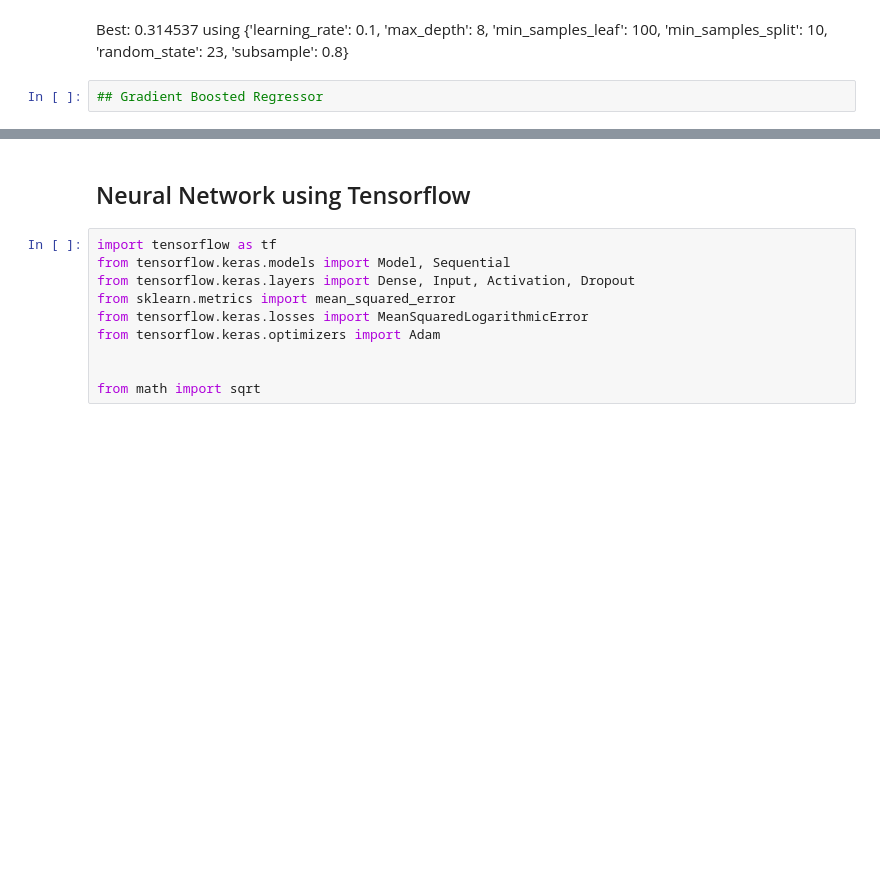
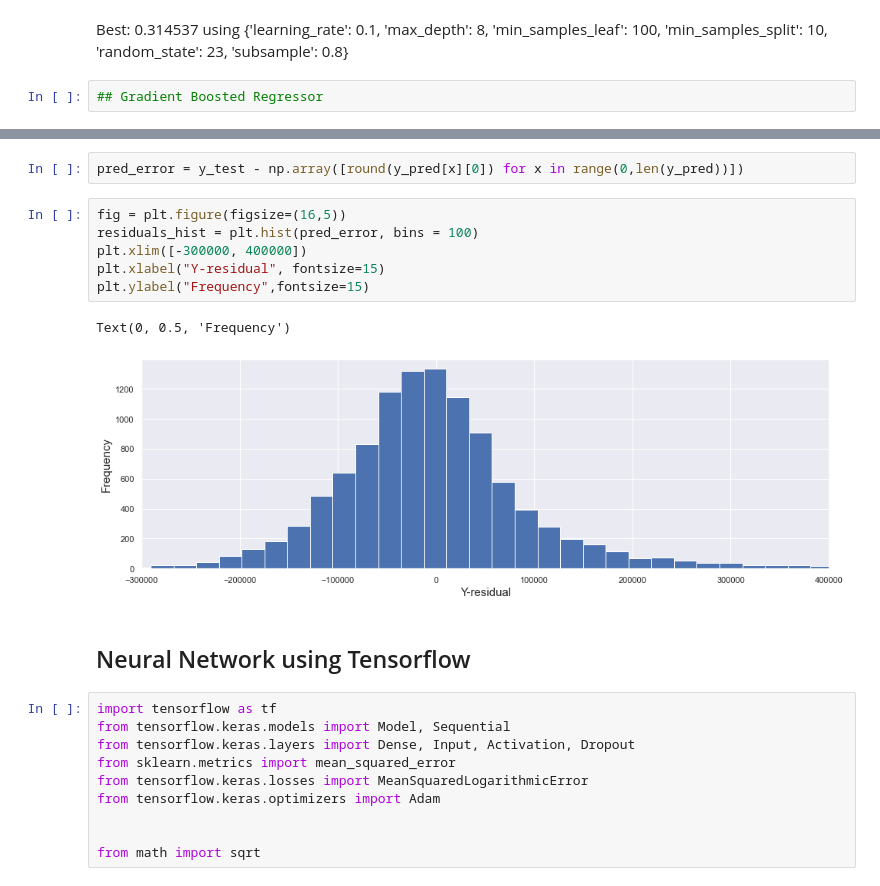
Before and after one commit to PriyankaVelagala/INM701, a Jupyter notebook: PredictTotalCompensation-entireDS.ipynb, the cells around one changed output, grey strips where cells are left out. Saved outputs shown, nothing was run; the diff lists cells and outputs as text; blank space fills up the shorter version.

Commit message:
cleaned code + add new error metrics

```diff
--- a/PredictTotalCompensation-entireDS.ipynb
+++ b/PredictTotalCompensation-entireDS.ipynb
@@ -220,4 +170,15 @@ RMSE:  272.32159507583384
 R-squared:  0.34017585156212704
+# %%
+pred_error = y_test - np.array([round(y_pred[x][0]) for x in range(0,len(y_pred))])
+# %%
+fig = plt.figure(figsize=(16,5))
+residuals_hist = plt.hist(pred_error, bins = 100)
+plt.xlim([-300000, 400000])
+plt.xlabel("Y-residual", fontsize=15)
+plt.ylabel("Frequency",fontsize=15)
+# %% [output]
+Text(0, 0.5, 'Frequency')
+[figure, added]
 # %% [markdown]
 ## Neural Network using Tensorflow
 # %%
```
Also changed, not shown: parts of 19 cells of this notebook.
